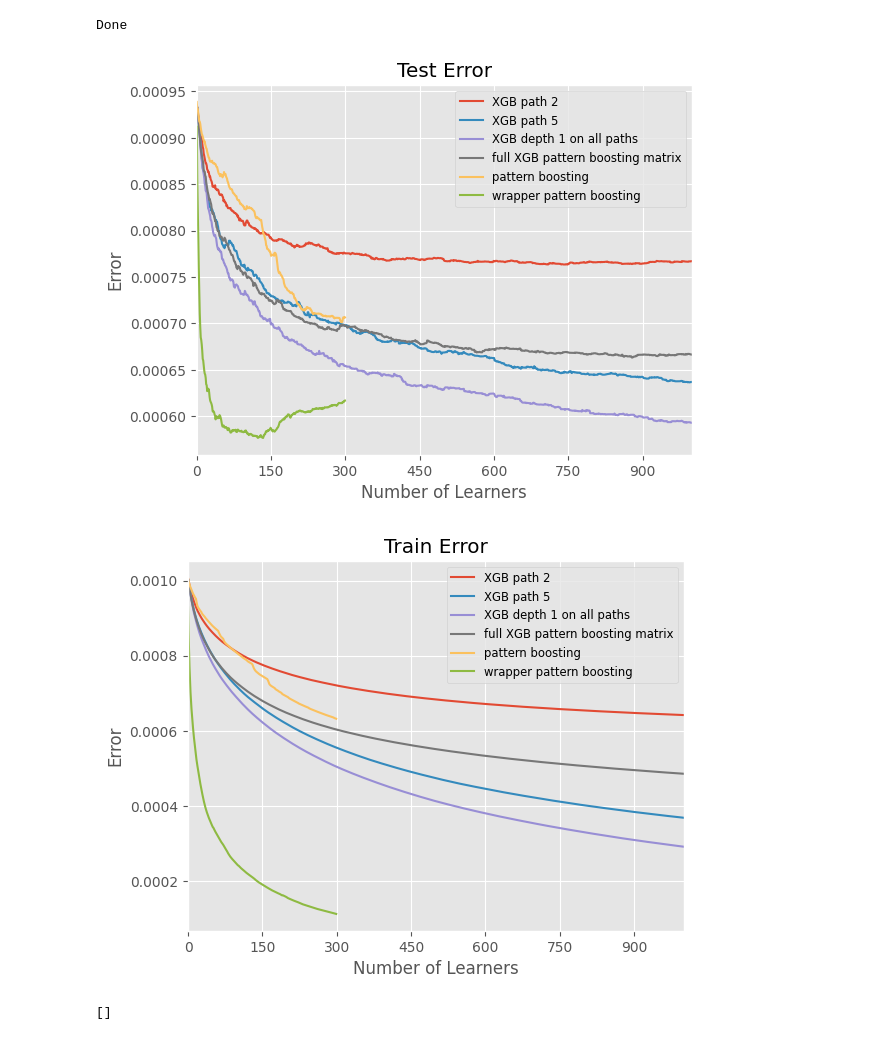
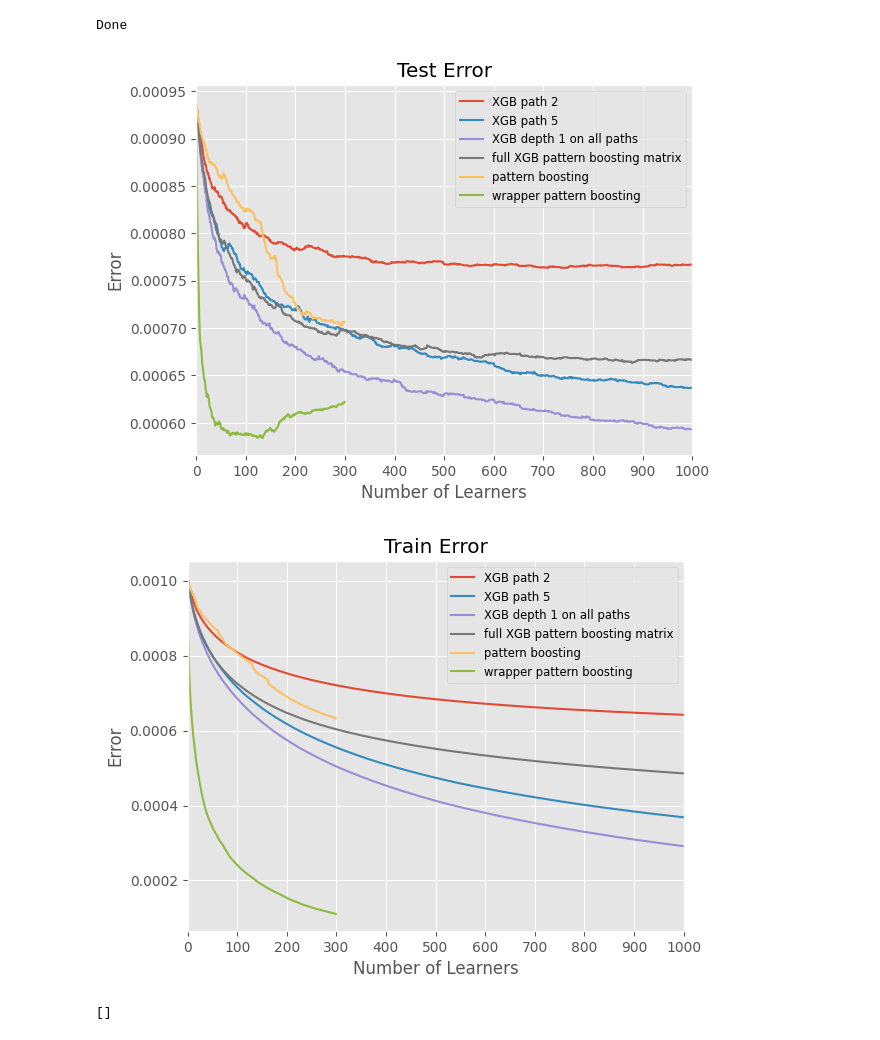
Before and after one commit to Claudio-Me/Path-Boosting-Public, a Jupyter notebook: wrapped_boosting_analysis.ipynb, the cells around one changed output. Cells and saved outputs as stored; diff of their text form; code cells hidden in the pictures.

```diff
--- a/wrapped_boosting_analysis.ipynb
+++ b/wrapped_boosting_analysis.ipynb
@@ -332,7 +332,7 @@ if True:
     # pattern boosting
 
     # directory = '/Users/popcorn/PycharmProjects/pattern_boosting/results/jupiter/'
-    directory = '/Users/popcorn/PycharmProjects/pattern_boosting/results/Xgb_step_300_max_path_length_101_5_k_selection_graphs/'
+    directory = '/Users/popcorn/PycharmProjects/pattern_boosting/results/Xgb_step_300_max_path_length_101_5_k_selection_graphs_gbtree/'
 
     pattern_boosting = data_reader.load_data(directory=directory, filename="pattern_boosting")
 
@@ -343,7 +343,7 @@ if True:
     #--------------------------------------------------------------------------------------------------------------------------------------------------------------
 
     # directory = '/Users/popcorn/PycharmProjects/pattern_boosting/results/Xgb_step_200_max_path_length_101_5_k_selection_graphs/wrapped_boosting/'
-    directory = '/Users/popcorn/PycharmProjects/pattern_boosting/results/Xgb_step_300_max_path_length_101_5_k_selection_graphs/wrapped_boosting/'
+    directory = '/Users/popcorn/PycharmProjects/pattern_boosting/results/Xgb_step_300_max_path_length_101_5_k_selection_graphs_gbtree/wrapped_boosting/'
     wrapper_pattern_boosting = data_reader.load_data(directory=directory, filename="wrapper_pattern_boosting")
 
     errors_test_list.append(wrapper_pattern_boosting.test_error)
@@ -427,36 +427,36 @@ def plot_error_evolution(error_list: List[List[float]],
 
     ax.xaxis.set_major_locator(MaxNLocator(integer=True))  # Force x-axis to show only integer values
 
     if x_lim is not None:
         ax.set_xlim(x_lim)
 
     if y_lim is not None:
         ax.set_ylim(y_lim)
 
     ax.set_xlabel('Number of Learners')
     ax.set_ylabel('Error')
     ax.set_title(title)
     ax.legend()
     #ax.set_yscale('log')
     ax.legend(fontsize=legend_fontsize)  # Set the legend font size
     ax.grid(True)
 
     plt.show()
 
 y_lim=None
 x_lim=None
 #y_lim = (0.00018, 0.001)
-x_lim = (-1, max_n_learners)
+x_lim = (0, max_n_learners)
 
 plot_error_evolution(errors_test_list, n_learners_list, labels_list, title="Test Error", y_lim=y_lim,
                      x_lim=x_lim)
 plot_error_evolution(errors_train_list, n_learners_list, labels_list, title="Train Error", y_lim=y_lim,
                      x_lim=x_lim)
 
 #----------------------------------------------------------------------------------------------------------------------------------------------------------------------------------
 # %% [output]
-[figure, old version]
+[figure, new version]
-[figure, old version]
+[figure, new version]
 # %%
 errors_test_list[-2]
 # %% [output]
```
Also changed, not shown: 3 other files.
